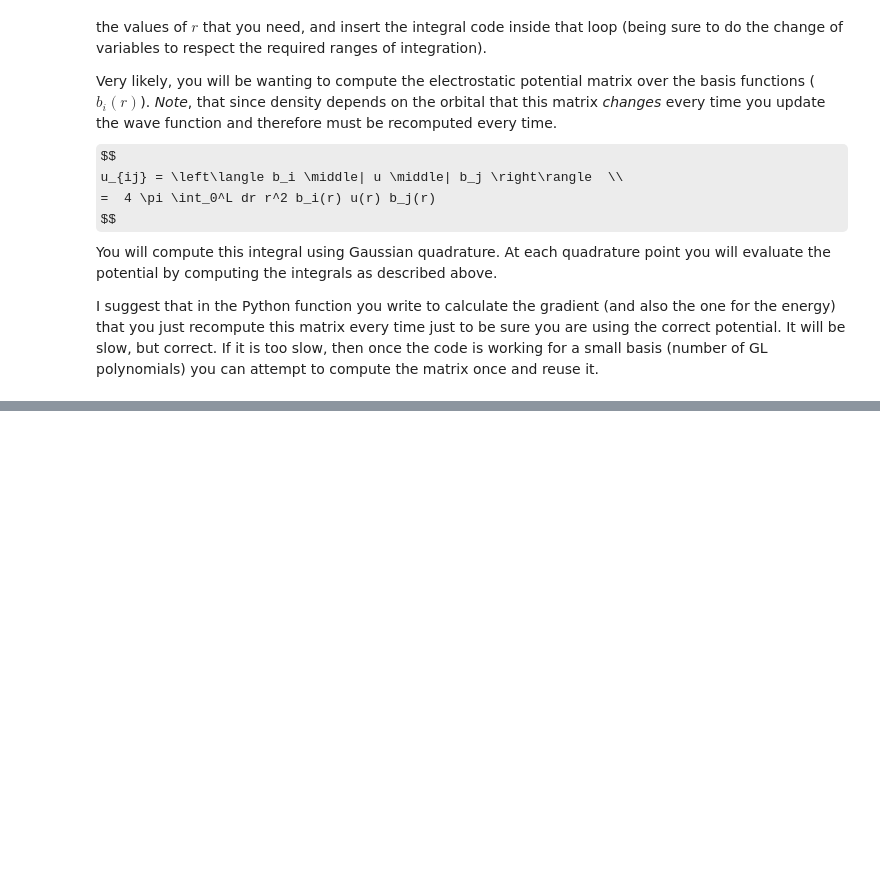
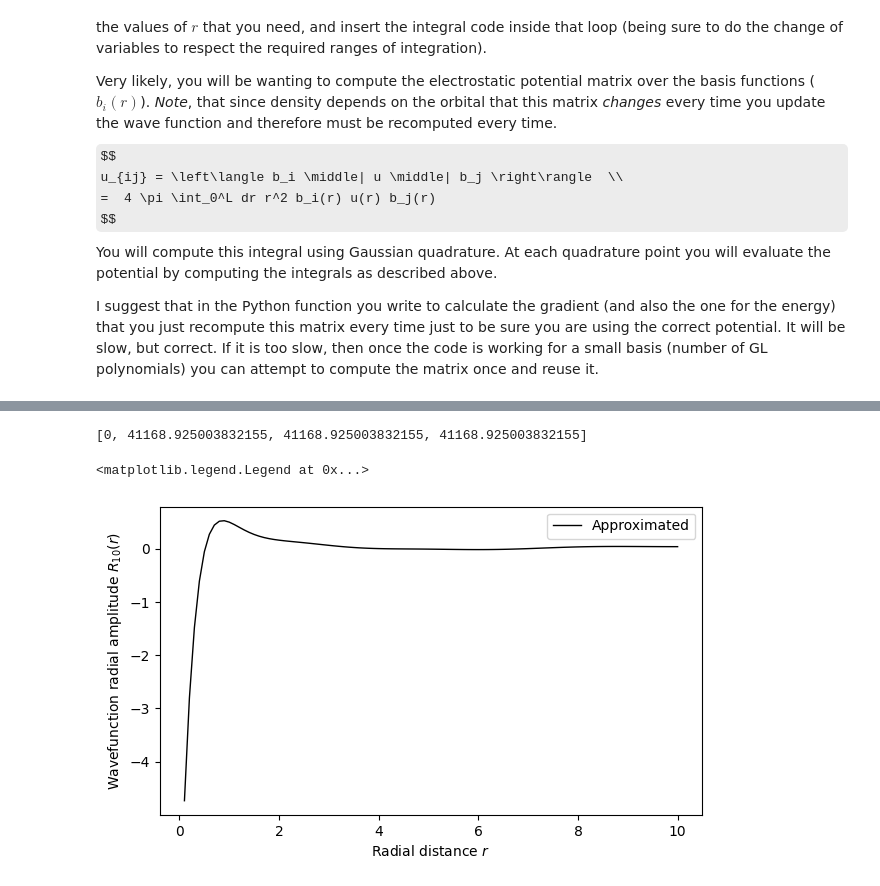
Before and after one commit to BelugaHaechi/garcia-theoretical-chemistry, a Jupyter notebook: he-hf.ipynb, the cells around one changed output, grey strips where cells are left out. Cells and saved outputs as stored; diff of their text form; code cells hidden in the pictures; some formulas as TeX source; blank space fills up the shorter version.

```diff
--- a/he-hf.ipynb
+++ b/he-hf.ipynb
@@ -59,0 +92,4 @@ I suggest that in the Python function you write to calculate the gradient (and a
+# %%
+# Gauss-Legendre quadrature over [a, b]
+def gl_int(f, a, b):
+    return (b-a)/2 * np.dot(f((b-a)/2 * roots + (a+b)/2), weights)
@@ -59,0 +111,8 @@ I suggest that in the Python function you write to calculate the gradient (and a
+# %%
+V = np.zeros((N, N))
+for i in range(1, N):
+    for j in range(1, N):
+        V[i, j] = np.dot(B(i) * B(j) / (roots + 1), weights)
+V = V * -Z
+# %%
+H = T + V
@@ -59,0 +145,8 @@ I suggest that in the Python function you write to calculate the gradient (and a
+# %%
+def calc_VE(u):
+    VE = np.zeros((N, N))
+    for i in range(1, N):
+        for j in range(1, N):
+            VE[i, j] = np.dot(B(i) * B(j) * u(L*0.5*(roots+1)) * (roots+1)**2, weights)
+    VE = VE * L**3 * math.pi * 0.5
+    return VE
@@ -59,0 +247,31 @@ I suggest that in the Python function you write to calculate the gradient (and a
+# %%
+e
+# %% [output]
+[0, 41168.925003832155, 41168.925003832155, 41168.925003832155]
+# %%
+X = np.linspace(0.1,L/2,100) # avoid division by zero
+y = np.array([np.dot(basis_eval(i), c[3]) / i for i in X])
+
+fig, ax1 = plt.subplots(figsize=(7, 4))
+
+# ax2 = ax1.twinx()
+
+# ax2.set_ylim(-32, 32)
+
+ax1.set_xlabel(r'Radial distance $r$')
+ax1.set_ylabel(r'Wavefunction radial amplitude $R_{10}(r)$')
+# ax2.set_ylabel(r'Approximation error ($10^{-5}$)')
+
+colors = plt.cm.viridis([.5, .2, .8, .9])
+
+# p1 = ax1.plot(X, y3, color=colors[0], ls='-', alpha=0.3, lw=5, label='Analytical')
+# p2 = ax1.plot(X, y2, color=colors[1], ls='-', alpha=0.5, lw=3, label='Exact coefficients')
+p3 = ax1.plot(X, y, color='k', ls='-', lw=1, label='Approximated')
+
+# p4 = ax2.plot(X, (y2 - y3) * 100000, color=colors[2], ls='-', label='Error: Exact coeff.')
+# p5 = ax2.plot(X, (y - y3) * 100000, color=colors[3], ls='-', label='Error: Approx.')
+
+ax1.legend(handles=p3, loc='best')
+# %% [output]
+<matplotlib.legend.Legend at 0x...>
+[figure, added]
```
Also changed, not shown: parts of 12 cells of this notebook.
